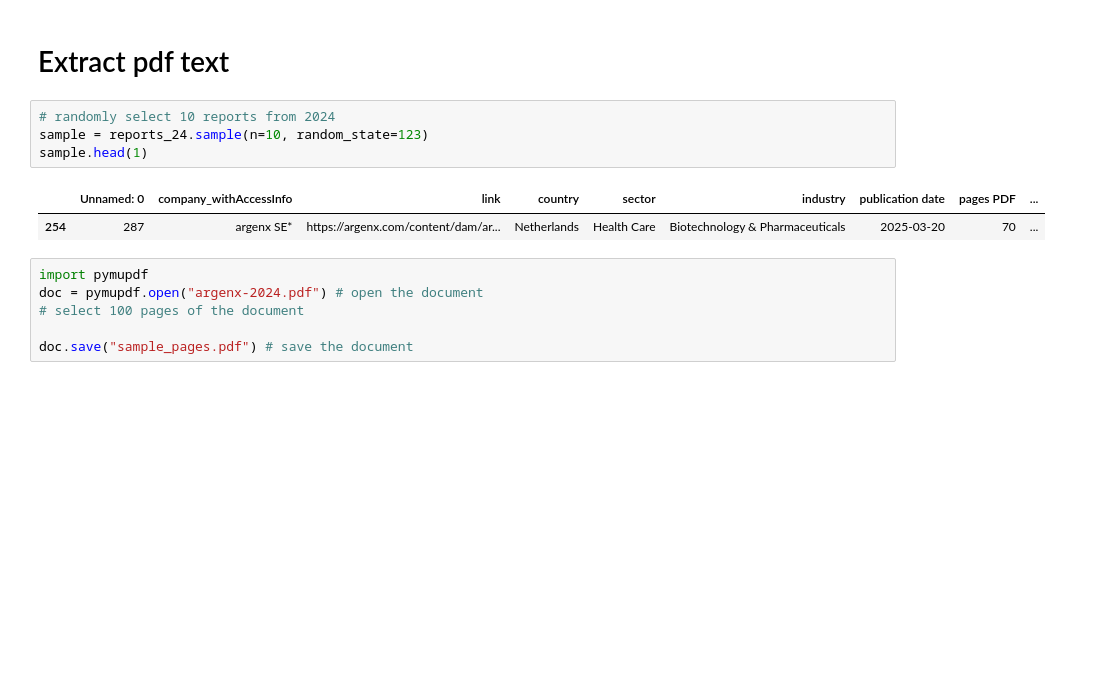
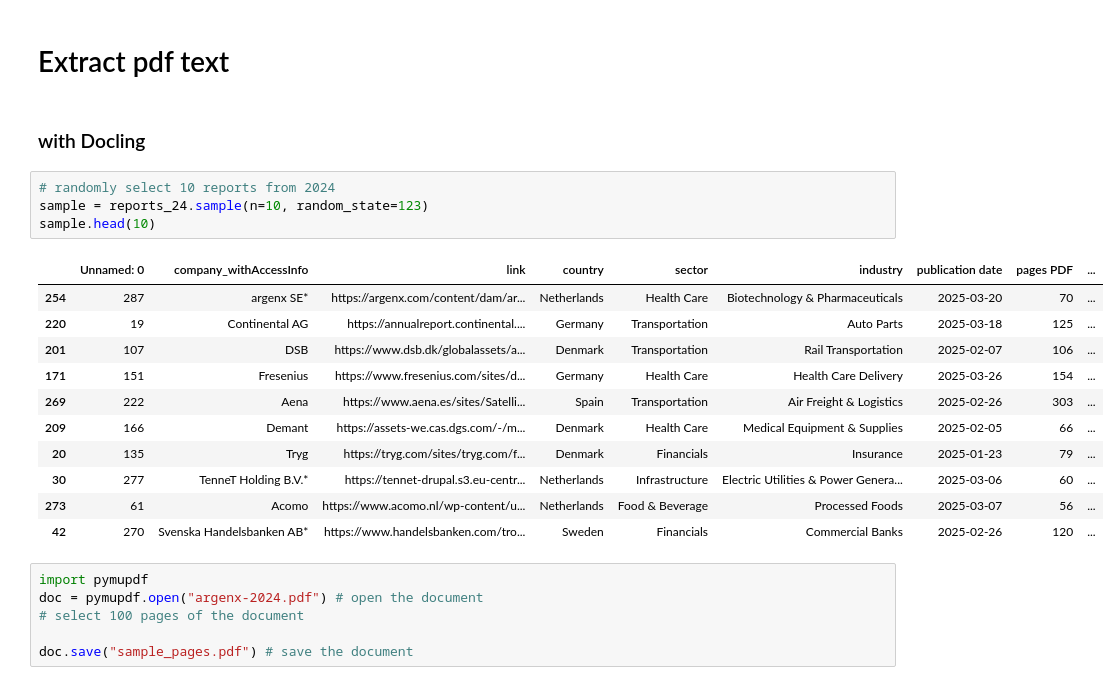
Before and after one commit to JulianaTonn/esrs-disclosure-analysis, a Jupyter notebook: get_sustainability_reports_text.ipynb, the cells around one changed output. Drawn from its saved outputs; the diff is of its cells as text; blank space fills up the shorter version.

```diff
--- a/get_sustainability_reports_text.ipynb
+++ b/get_sustainability_reports_text.ipynb
@@ -247,13 +247,24 @@ print(all_sr[['company_name', 'link']].head(10))
 ### 2. Only companies with CSRD reports in 2024 and sustainability reports before 2024
 # %% [markdown]
 # Extract pdf text
+# %% [markdown]
+### with Docling
 # %%
 # randomly select 10 reports from 2024
 sample = reports_24.sample(n=10, random_state=123)
-sample.head(1)
+sample.head(10)
 # %% [output]
 |  | Unnamed: 0 | company_withAccessInfo | link | country | sector | industry | publication date | pages PDF | ... |
 | 254 | 287 | argenx SE* | https://argenx.com/content/dam/ar... | Netherlands | Health Care | Biotechnology & Pharmaceuticals | 2025-03-20 | 70 | ... |
+| 220 | 19 | Continental AG | https://annualreport.continental.... | Germany | Transportation | Auto Parts | 2025-03-18 | 125 | ... |
+| 201 | 107 | DSB | https://www.dsb.dk/globalassets/a... | Denmark | Transportation | Rail Transportation | 2025-02-07 | 106 | ... |
+| 171 | 151 | Fresenius | https://www.fresenius.com/sites/d... | Germany | Health Care | Health Care Delivery | 2025-03-26 | 154 | ... |
+| 269 | 222 | Aena | https://www.aena.es/sites/Satelli... | Spain | Transportation | Air Freight & Logistics | 2025-02-26 | 303 | ... |
+| 209 | 166 | Demant | https://assets-we.cas.dgs.com/-/m... | Denmark | Health Care | Medical Equipment & Supplies | 2025-02-05 | 66 | ... |
+| 20 | 135 | Tryg | https://tryg.com/sites/tryg.com/f... | Denmark | Financials | Insurance | 2025-01-23 | 79 | ... |
+| 30 | 277 | TenneT Holding B.V.* | https://tennet-drupal.s3.eu-centr... | Netherlands | Infrastructure | Electric Utilities & Power Genera... | 2025-03-06 | 60 | ... |
+| 273 | 61 | Acomo | https://www.acomo.nl/wp-content/u... | Netherlands | Food & Beverage | Processed Foods | 2025-03-07 | 56 | ... |
+| 42 | 270 | Svenska Handelsbanken AB* | https://www.handelsbanken.com/tro... | Sweden | Financials | Commercial Banks | 2025-02-26 | 120 | ... |
 # %%
 import pymupdf
 doc = pymupdf.open("argenx-2024.pdf") # open the document
```
Also changed, not shown: parts of 9 cells of this notebook, 1 other file.
